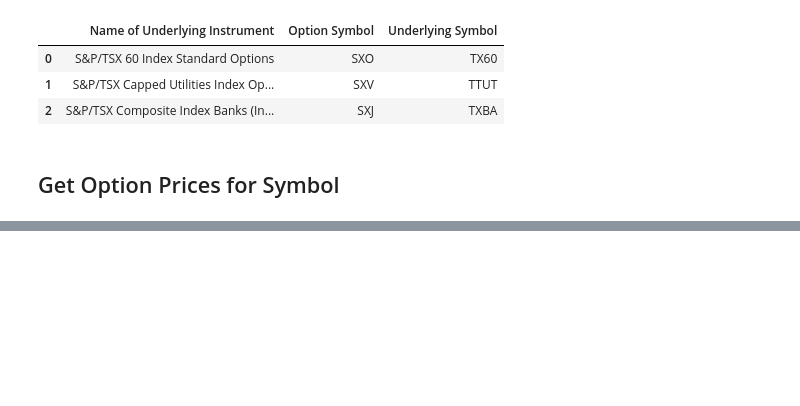
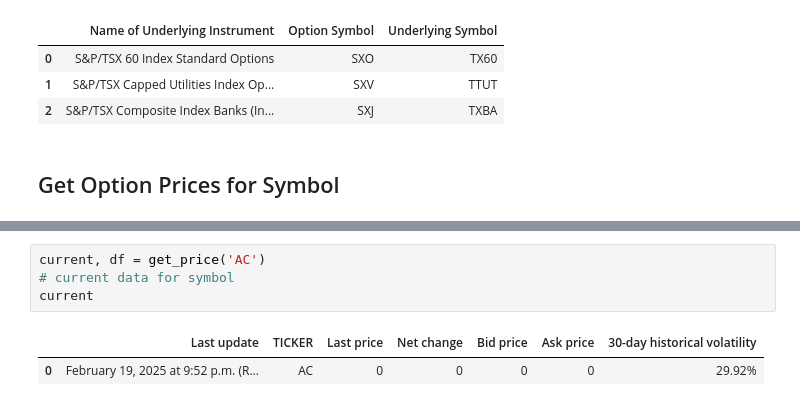
Before and after one commit to davidhintelmann/Datareader_TMX, a Jupyter notebook: explore.ipynb, the cells around one changed output, grey strips where cells are left out. Drawn from its saved outputs; the diff is of its cells as text; blank space fills up the shorter version.

```diff
--- a/explore.ipynb
+++ b/explore.ipynb
@@ -67,0 +43,7 @@ prices[1]
+# %%
+current, df = get_price('AC')
+# current data for symbol
+current
+# %% [output]
+|  | Last update | TICKER | Last price | Net change | Bid price | Ask price | 30-day historical volatility |
+| 0 | February 19, 2025 at 9:52 p.m. (R... | AC | 0 | 0 | 0 | 0 | 29.92% |
```
Also changed, not shown: parts of 5 cells of this notebook, 1 other file.
